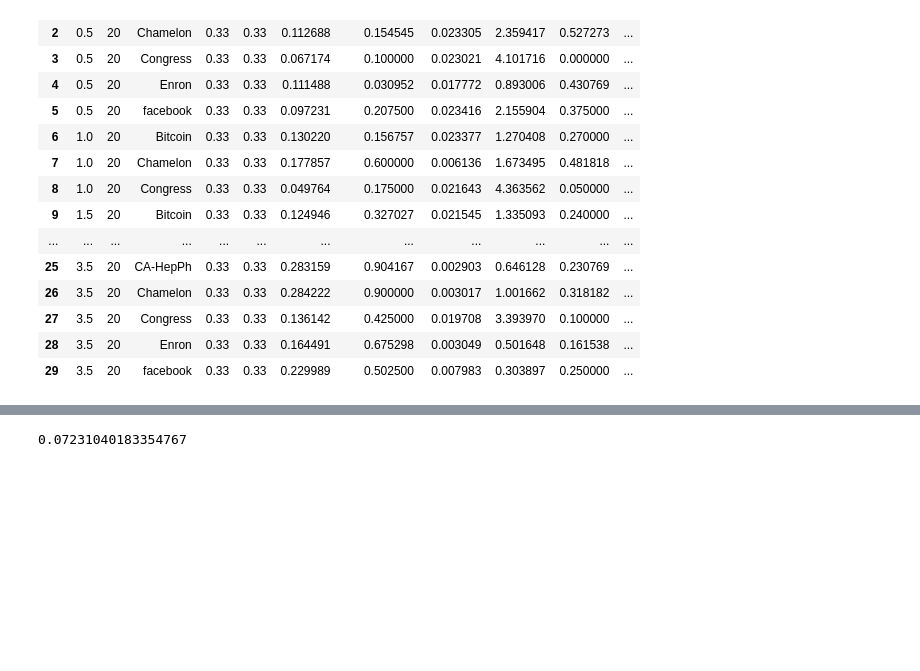
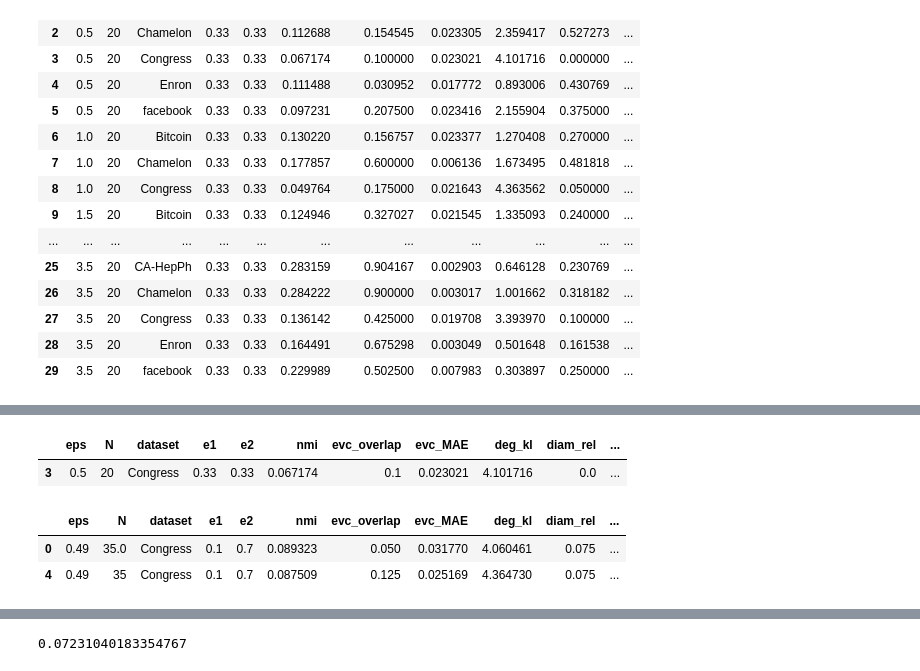
Before and after one commit to AliceSzzze/PrivGraph, a Jupyter notebook: notebooks/baseline.ipynb, the cells around one changed output, grey strips where cells are left out. Saved outputs shown, nothing was run; the diff lists cells and outputs as text; code cells hidden in the pictures; blank space fills up the shorter version.

```diff
--- a/notebooks/baseline.ipynb
+++ b/notebooks/baseline.ipynb
@@ -169,3 +169,14 @@ datasets
+# %%
+baseline.loc[(baseline['dataset'] == 'Congress') & (baseline['eps'] == eps[0])]
+# %% [output]
+|  | eps | N | dataset | e1 | e2 | nmi | evc_overlap | evc_MAE | deg_kl | diam_rel | ... |
+| 3 | 0.5 | 20 | Congress | 0.33 | 0.33 | 0.067174 | 0.1 | 0.023021 | 4.101716 | 0.0 | ... |
+# %%
+dfs.loc[(dfs['dataset'] == 'Congress') & (dfs['eps'] == reduced_eps[0])]
+# %% [output]
+|  | eps | N | dataset | e1 | e2 | nmi | evc_overlap | evc_MAE | deg_kl | diam_rel | ... |
+| 0 | 0.49 | 35.0 | Congress | 0.1 | 0.7 | 0.089323 | 0.050 | 0.031770 | 4.060461 | 0.075 | ... |
+| 4 | 0.49 | 35 | Congress | 0.1 | 0.7 | 0.087509 | 0.125 | 0.025169 | 4.364730 | 0.075 | ... |
 # %%
 from numpy import NaN, inf
 
```
Also changed, not shown: parts of 12 cells of this notebook.
